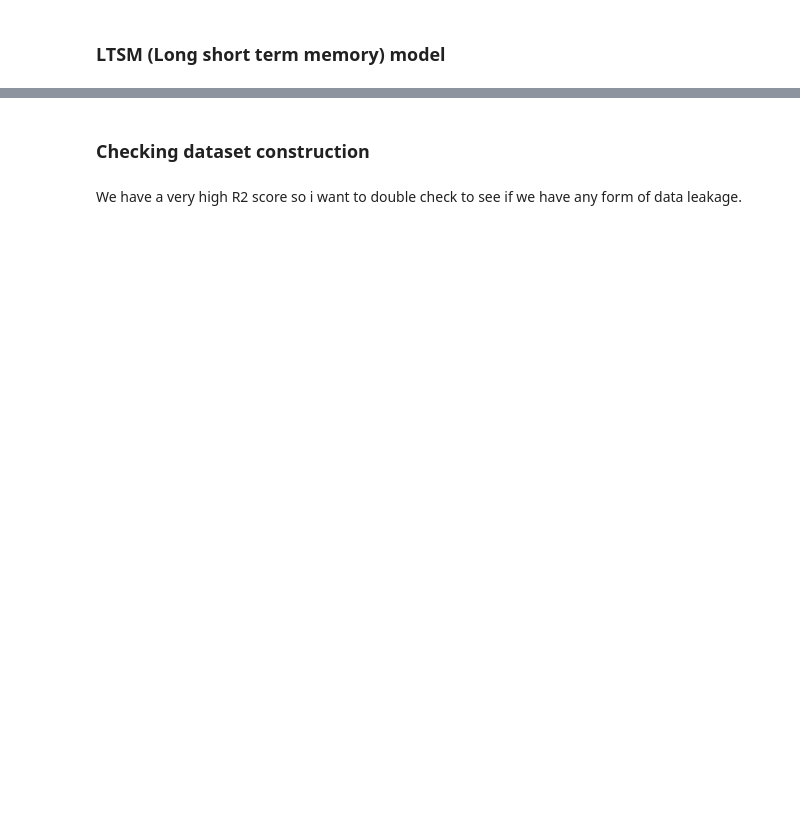
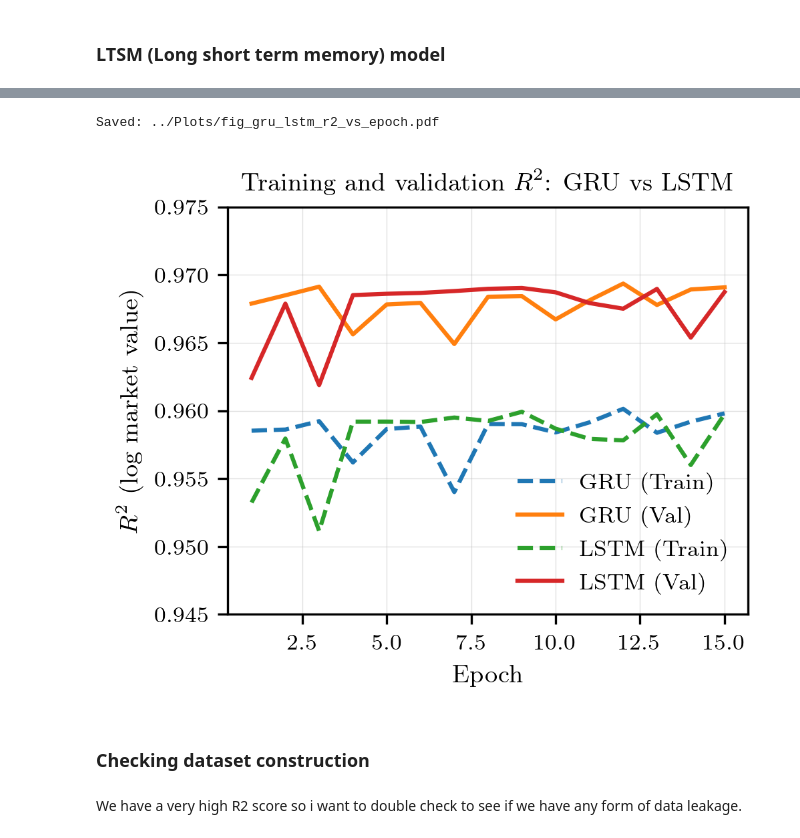
Before and after one commit to egil10/FYSSTK3155, a Jupyter notebook: PROJECT 3/Code/Implementations/rrn2.ipynb, the cells around one changed output, grey strips where cells are left out. Saved outputs shown, nothing was run; the diff lists cells and outputs as text; code cells hidden in the pictures; blank space fills up the shorter version.

```diff
--- a/PROJECT 3/Code/Implementations/rrn2.ipynb
+++ b/PROJECT 3/Code/Implementations/rrn2.ipynb
@@ -363,3 +422,28 @@ Test   | MSE: 0.0616 | R2: 0.9754
+# %%
+epochs = np.arange(1, len(gru_train_r2) + 1)
+
+fig, ax = fig_ax("onecol", height_scale=1.2)
+
+ax.plot(epochs, gru_train_r2, label="GRU (Train)", linestyle="--")
+ax.plot(epochs, gru_val_r2,   label="GRU (Val)")
+
+ax.plot(epochs, lstm_train_r2, label="LSTM (Train)", linestyle="--")
+ax.plot(epochs, lstm_val_r2,   label="LSTM (Val)")
+
+ax.set_xlabel("Epoch")
+ax.set_ylabel(r"$R^2$ (log market value)")
+ax.set_title(r"Training and validation $R^2$: GRU vs LSTM")
+
+ax.grid(True, linewidth=0.3, alpha=0.4)
+ax.legend(frameon=False)
+
+ax.set_ylim(0.945, 0.975)  # optional but often nice for R^2
+
+save_pdf(fig, "fig_gru_lstm_r2_vs_epoch.pdf", folder="../Plots")
+print("Saved: ../Plots/fig_gru_lstm_r2_vs_epoch.pdf")
+# %% [output]
+Saved: ../Plots/fig_gru_lstm_r2_vs_epoch.pdf
+[figure, added]
 # %% [markdown]
 ### Checking dataset construction
 # %% [markdown]
```
Also changed, not shown: parts of 12 cells of this notebook, 2 other files.
